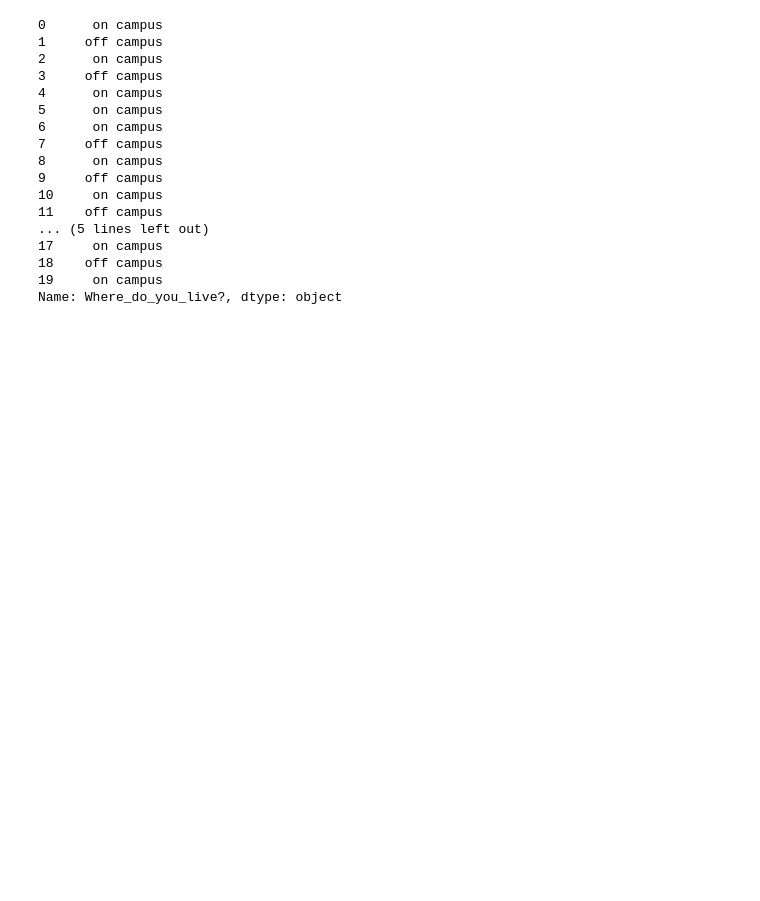
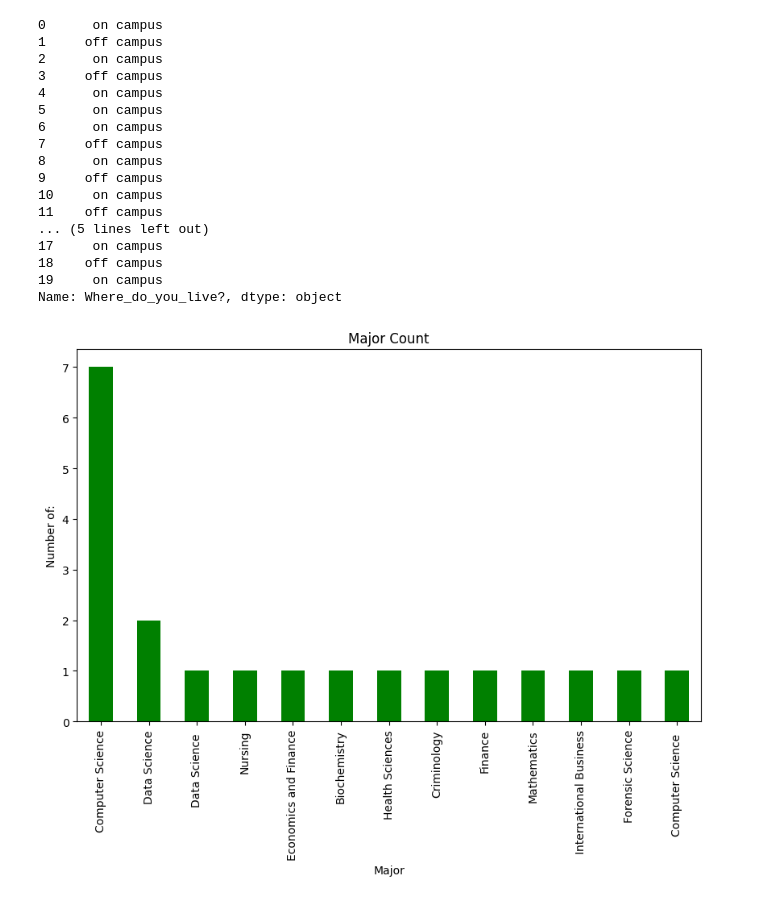
Before and after one commit to wschmitz1/wyatt_csci_1070_2, a Jupyter notebook: Homework4.ipynb, the cells around one changed output. Drawn from its saved outputs; the diff is of its cells as text; code cells hidden in the pictures; blank space fills up the shorter version.

```diff
--- a/Homework4.ipynb
+++ b/Homework4.ipynb
@@ -317,3 +218,13 @@ print(data_df["Where_do_you_live?"].str.lower())
 18    off campus
 19     on campus
 Name: Where_do_you_live?, dtype: object
+# %%
+plt.figure(figsize=(10, 6))
+data_df['What_is_your_major?'].value_counts().plot(kind='bar', color='green')
+plt.title('Major Count')
+plt.xlabel('Major')
+plt.ylabel('Number of:')
+plt.show()
+# This visual shows us that the most common major in the class in not shockingly Computer Science.
+# %% [output]
+[figure, added]
```
Also changed, not shown: parts of 9 cells of this notebook.
